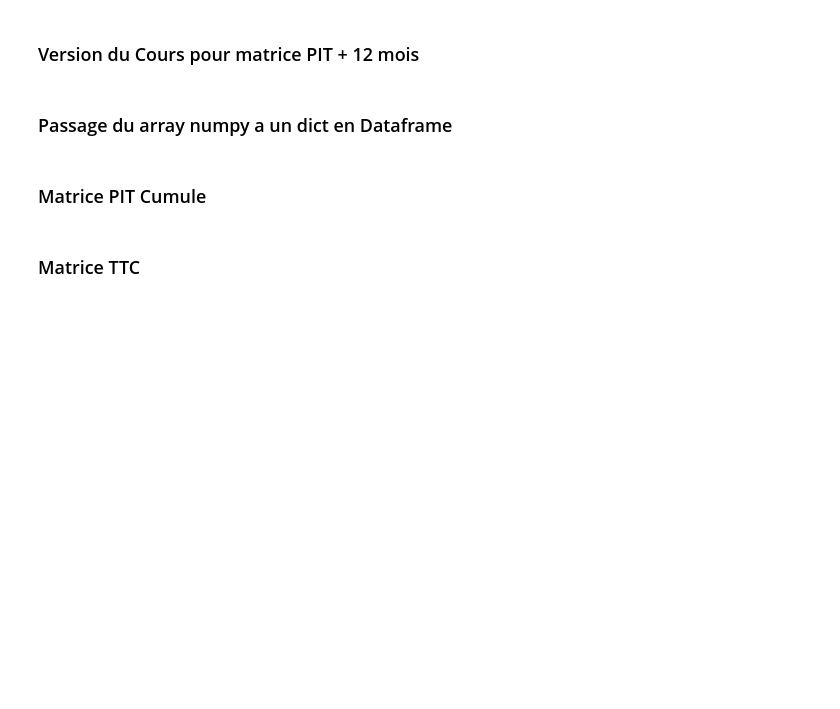
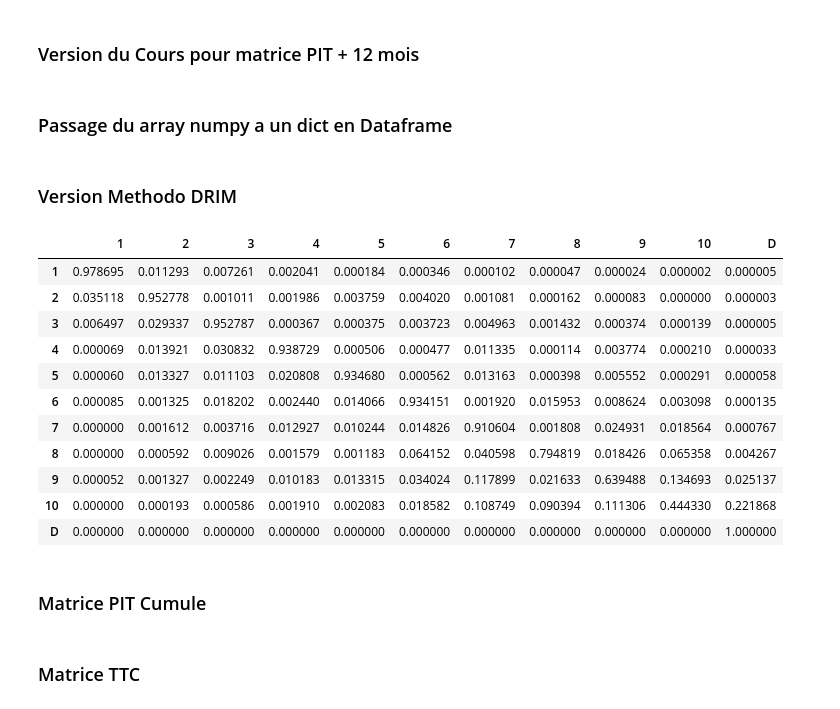
Before and after one commit to Kyllien/DRIM-Game, a Jupyter notebook: MatriceTransitionGood.ipynb, the cells around one changed output. Cells and saved outputs as stored; diff of their text form; code cells hidden in the pictures; blank space fills up the shorter version.

```diff
--- a/MatriceTransitionGood.ipynb
+++ b/MatriceTransitionGood.ipynb
@@ -231,7 +239,7 @@ for i in range(1,96):
 ### Matrice PIT Mensuel Ajuste Cumule
 # %%
 PIT_MENS_CUMULE = {}
-for i in range(1,85):
+for i in range(1,132):
   matrice1=[]
   for j in range(0,11):
     matrice2=[PIT_NR_AJUSTE[i].iloc[j,10]]
@@ -270,7 +263,7 @@ Premiere methode en prenant les gens qui sont dans la base a la t et regard sur
 ### Version du Cours pour matrice PIT + 12 mois
 # %%
 PIT_12 = []
-for k in range(1,85) :
+for k in range(1,121) :
   matrice = PIT_NR_AJUSTE[k].to_numpy()
   for i in range(1,12) :
     matrice = np.dot(matrice,PIT_NR_AJUSTE[k+i].to_numpy())
@@ -283,0 +277,2 @@ for i in range(1,85) :
+# %% [markdown]
+### Version Methodo DRIM
@@ -284,3 +286,18 @@ for i in range(1,85) :
+# %%
+PIT_NR_12_AJUSTE[20]
+# %% [output]
+|  | 1 | 2 | 3 | 4 | 5 | 6 | 7 | 8 | 9 | 10 | D |
+| 1 | 0.978695 | 0.011293 | 0.007261 | 0.002041 | 0.000184 | 0.000346 | 0.000102 | 0.000047 | 0.000024 | 0.000002 | 0.000005 |
+| 2 | 0.035118 | 0.952778 | 0.001011 | 0.001986 | 0.003759 | 0.004020 | 0.001081 | 0.000162 | 0.000083 | 0.000000 | 0.000003 |
+| 3 | 0.006497 | 0.029337 | 0.952787 | 0.000367 | 0.000375 | 0.003723 | 0.004963 | 0.001432 | 0.000374 | 0.000139 | 0.000005 |
+| 4 | 0.000069 | 0.013921 | 0.030832 | 0.938729 | 0.000506 | 0.000477 | 0.011335 | 0.000114 | 0.003774 | 0.000210 | 0.000033 |
+| 5 | 0.000060 | 0.013327 | 0.011103 | 0.020808 | 0.934680 | 0.000562 | 0.013163 | 0.000398 | 0.005552 | 0.000291 | 0.000058 |
+| 6 | 0.000085 | 0.001325 | 0.018202 | 0.002440 | 0.014066 | 0.934151 | 0.001920 | 0.015953 | 0.008624 | 0.003098 | 0.000135 |
+| 7 | 0.000000 | 0.001612 | 0.003716 | 0.012927 | 0.010244 | 0.014826 | 0.910604 | 0.001808 | 0.024931 | 0.018564 | 0.000767 |
+| 8 | 0.000000 | 0.000592 | 0.009026 | 0.001579 | 0.001183 | 0.064152 | 0.040598 | 0.794819 | 0.018426 | 0.065358 | 0.004267 |
+| 9 | 0.000052 | 0.001327 | 0.002249 | 0.010183 | 0.013315 | 0.034024 | 0.117899 | 0.021633 | 0.639488 | 0.134693 | 0.025137 |
+| 10 | 0.000000 | 0.000193 | 0.000586 | 0.001910 | 0.002083 | 0.018582 | 0.108749 | 0.090394 | 0.111306 | 0.444330 | 0.221868 |
+| D | 0.000000 | 0.000000 | 0.000000 | 0.000000 | 0.000000 | 0.000000 | 0.000000 | 0.000000 | 0.000000 | 0.000000 | 1.000000 |
 # %% [markdown]
 ### Matrice PIT Cumule
 # %%
```
Also changed, not shown: parts of 62 cells of this notebook.
